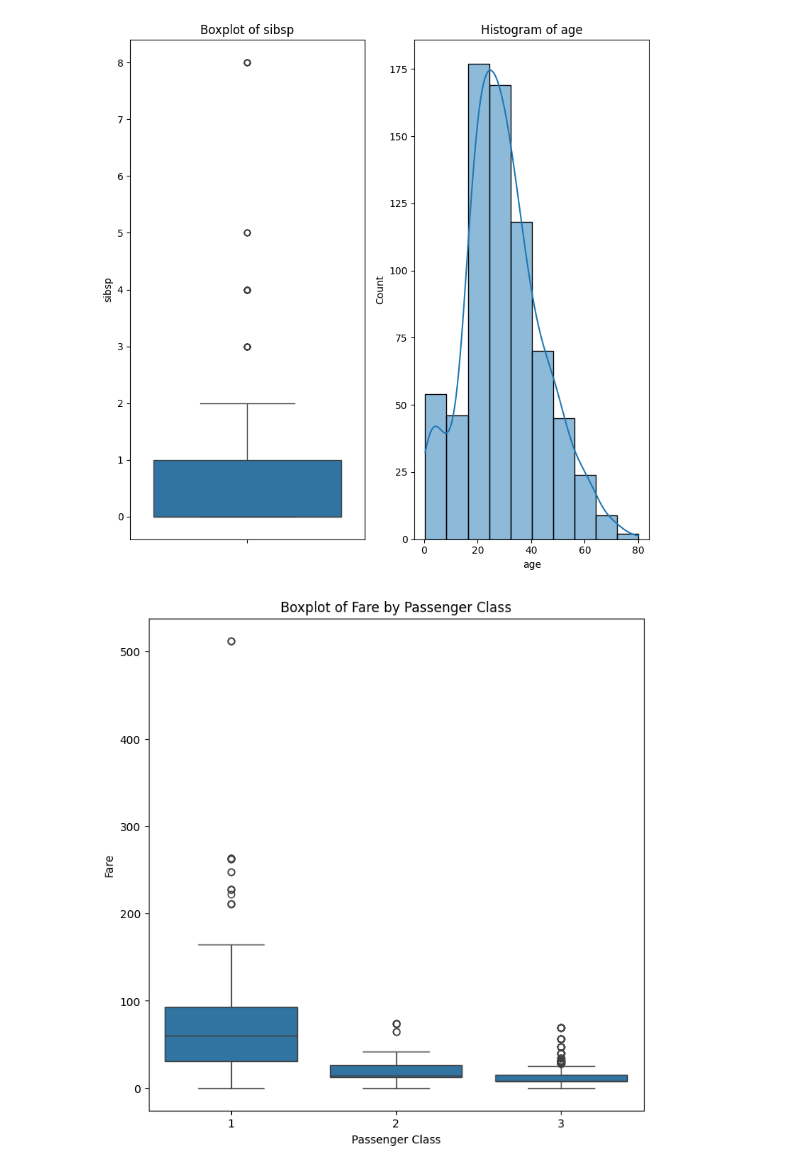
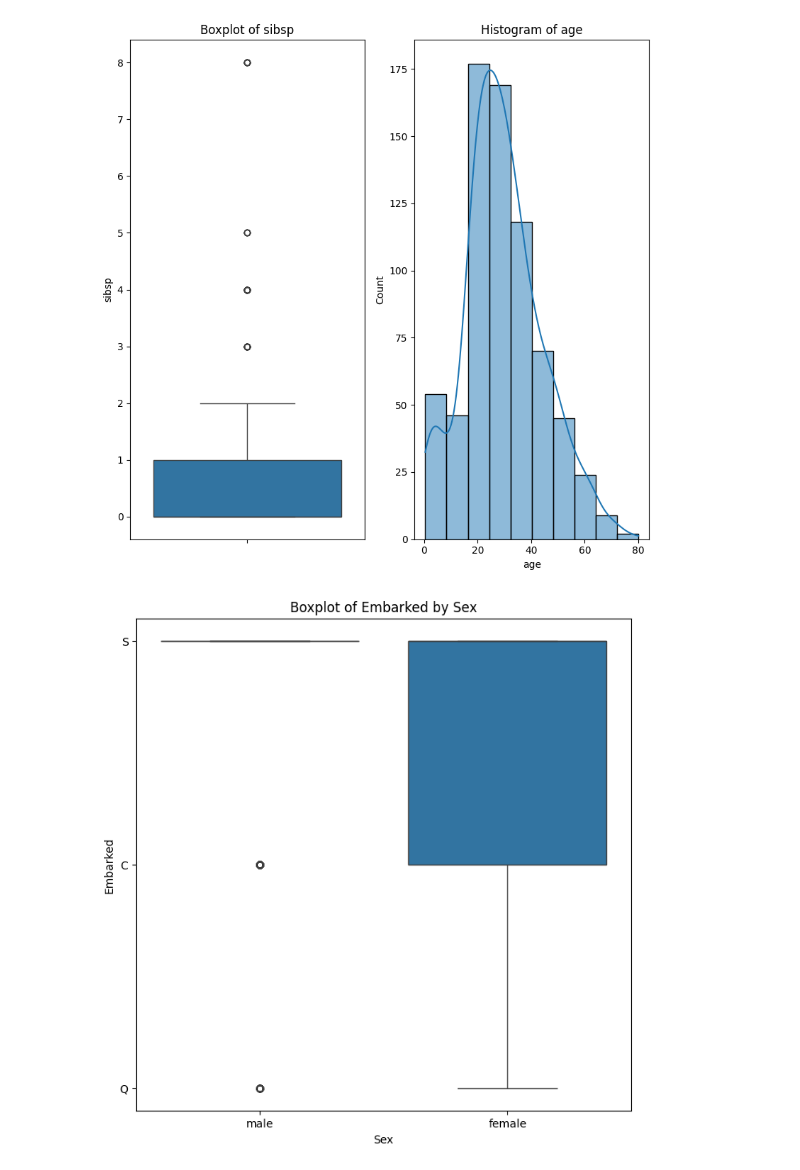
Before and after one commit to svetlanama/ai_practice, a Jupyter notebook: DZ_5.ipynb, the cells around one changed output. Cells and saved outputs as stored; diff of their text form; code cells hidden in the pictures.

```diff
--- a/DZ_5.ipynb
+++ b/DZ_5.ipynb
@@ -79,12 +84,12 @@ plt.show()
 # %% [output]
 [figure]
 # %%
-# Categorical features: group by 'pclass' and analyze 'fare'
+# Categorical features:
 plt.figure(figsize=(8, 8))
-sns.boxplot(x='pclass', y='fare', data=df)
-plt.title('Boxplot of Fare by Passenger Class')
-plt.xlabel('Passenger Class')
-plt.ylabel('Fare')
+sns.boxplot(x='sex', y='embarked', data=df)
+plt.title('Boxplot of Embarked by Sex')
+plt.xlabel('Sex')
+plt.ylabel('Embarked')
 plt.show()
 # %% [output]
-[figure, old version]
+[figure, new version]
```
Also changed, not shown: parts of 1 cell of this notebook.
